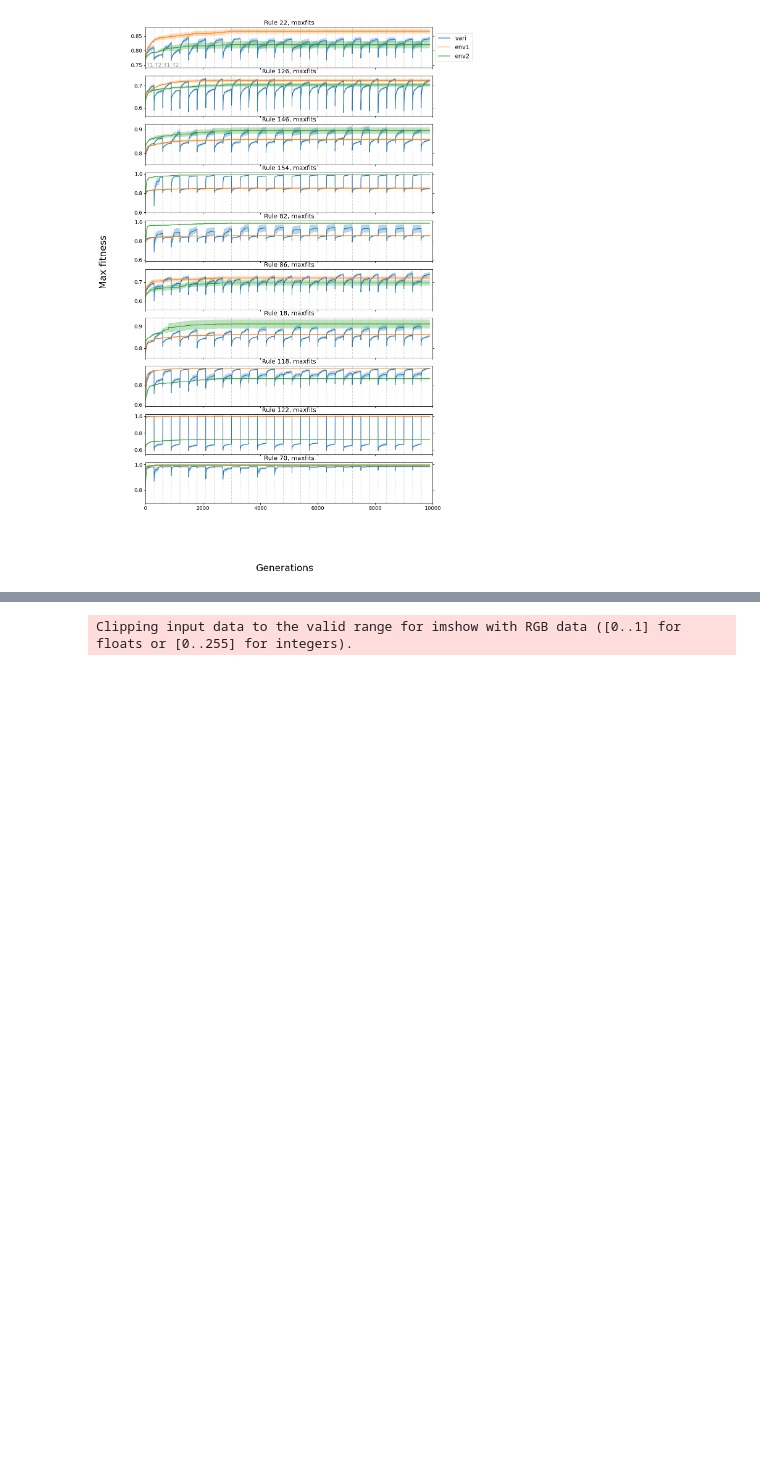
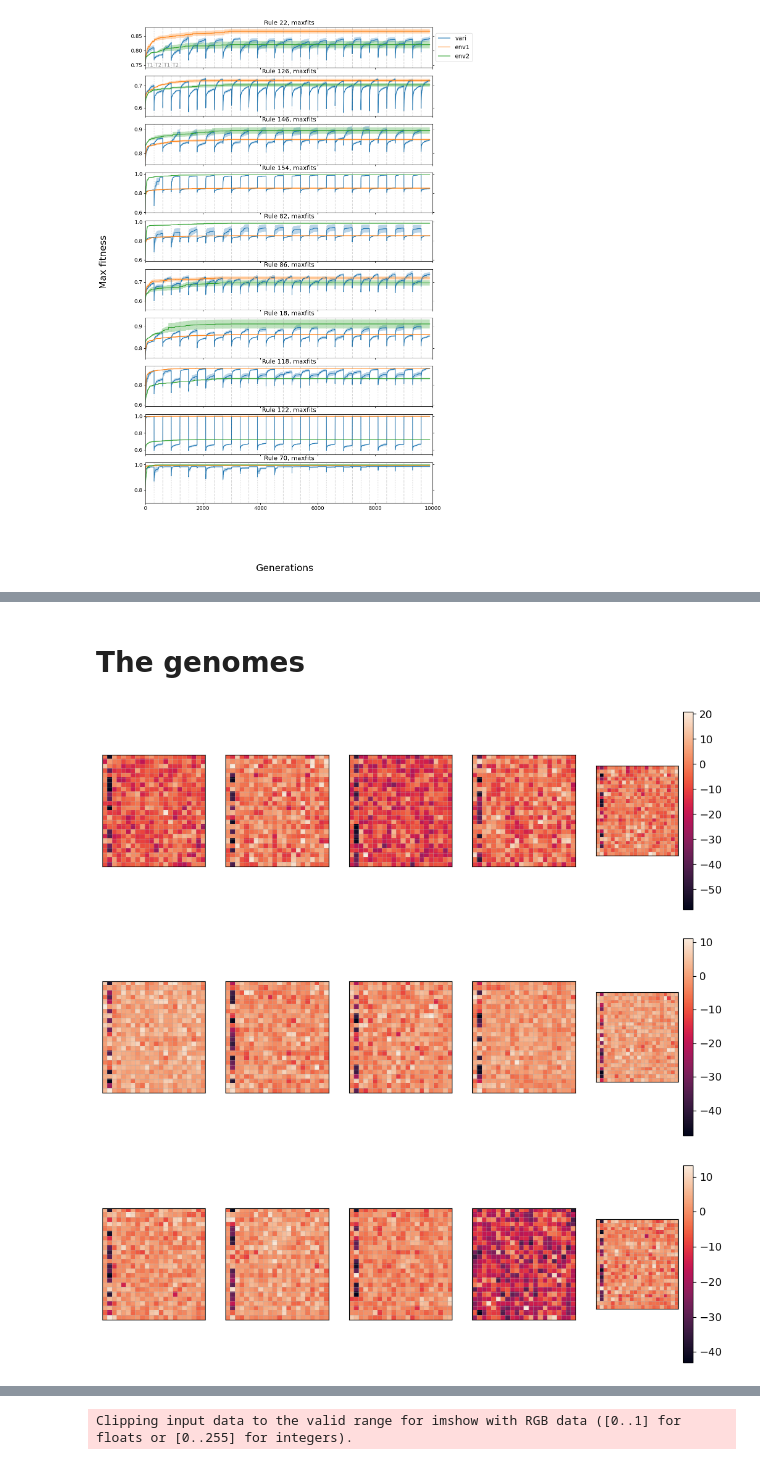
Before and after one commit to Cpetak/CA_GRN2, a Jupyter notebook: variable.ipynb, the cells around one changed output, grey strips where cells are left out. Drawn from its saved outputs; the diff is of its cells as text; code cells hidden in the pictures; blank space fills up the shorter version.

```diff
--- a/variable.ipynb
+++ b/variable.ipynb
@@ -367,0 +370,24 @@ Text(0, 0.5, 'Unseen')
+# %% [markdown]
+# The genomes
+# %%
+fig, axs = plt.subplots(ncols=5, nrows = 1, figsize=(12, 4))
+for i,g in enumerate(varied_genos):
+    im = helper.imshow_ca(g, ax=axs[i])
+    if i == len(varied_genos)-1:
+        fig.colorbar(im, ax=axs[-1])
+
+fig, axs = plt.subplots(ncols=5, nrows = 1, figsize=(12, 4))
+for i,g in enumerate(env1_genos):
+    im = helper.imshow_ca(g, ax=axs[i])
+    if i == len(env1_genos)-1:
+        fig.colorbar(im, ax=axs[-1])
+
+fig, axs = plt.subplots(ncols=5, nrows = 1, figsize=(12, 4))
+for i,g in enumerate(env2_genos):
+    im = helper.imshow_ca(g, ax=axs[i])
+    if i == len(env2_genos)-1:
+        fig.colorbar(im, ax=axs[-1])
+# %% [output]
+[figure, added]
+[figure, added]
+[figure, added]
```
Also changed, not shown: parts of 8 cells of this notebook, 2 other files.
